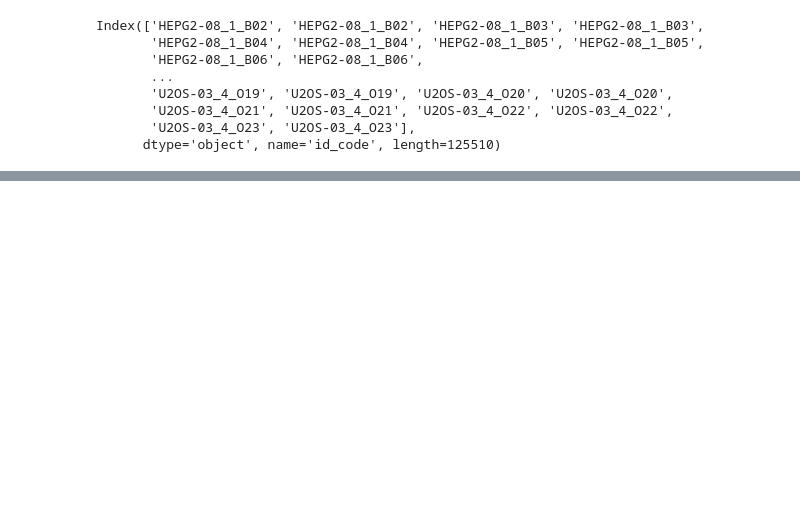
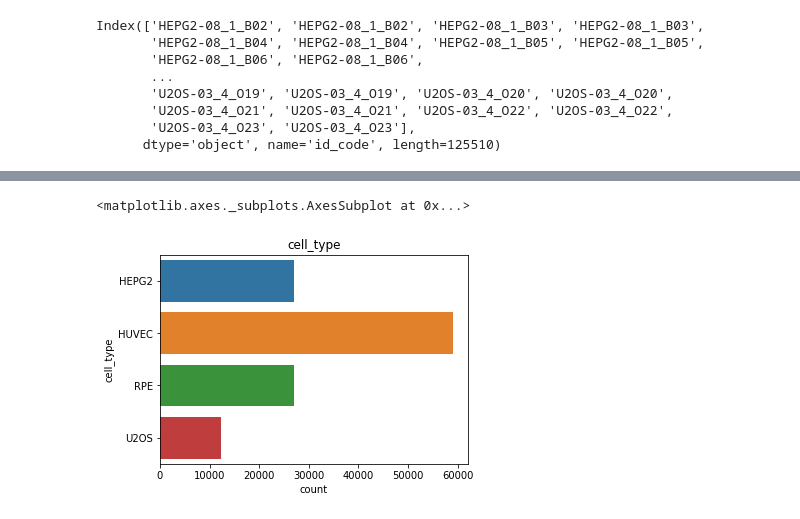
Before and after one commit to sergeiissaev/Recursion-Cellular-Image-Classification, a Jupyter notebook: Recursion_Cellular_Image_Classification_EDA.ipynb, the cells around one changed output, grey strips where cells are left out. Saved outputs shown, nothing was run; the diff lists cells and outputs as text; code cells hidden in the pictures; blank space fills up the shorter version.

```diff
--- a/Recursion_Cellular_Image_Classification_EDA.ipynb
+++ b/Recursion_Cellular_Image_Classification_EDA.ipynb
@@ -105,0 +120,9 @@ Index(['HEPG2-08_1_B02', 'HEPG2-08_1_B02', 'HEPG2-08_1_B03', 'HEPG2-08_1_B03',
+# %%
+plt.figure(figsize= (5,10))
+plt.subplot(311)
+plt.title('cell_type')
+plt.tight_layout()
+sns.countplot(y =md['cell_type'])
+# %% [output]
+<matplotlib.axes._subplots.AxesSubplot at 0x...>
+[figure, added]
```
Also changed, not shown: parts of 14 cells of this notebook.
